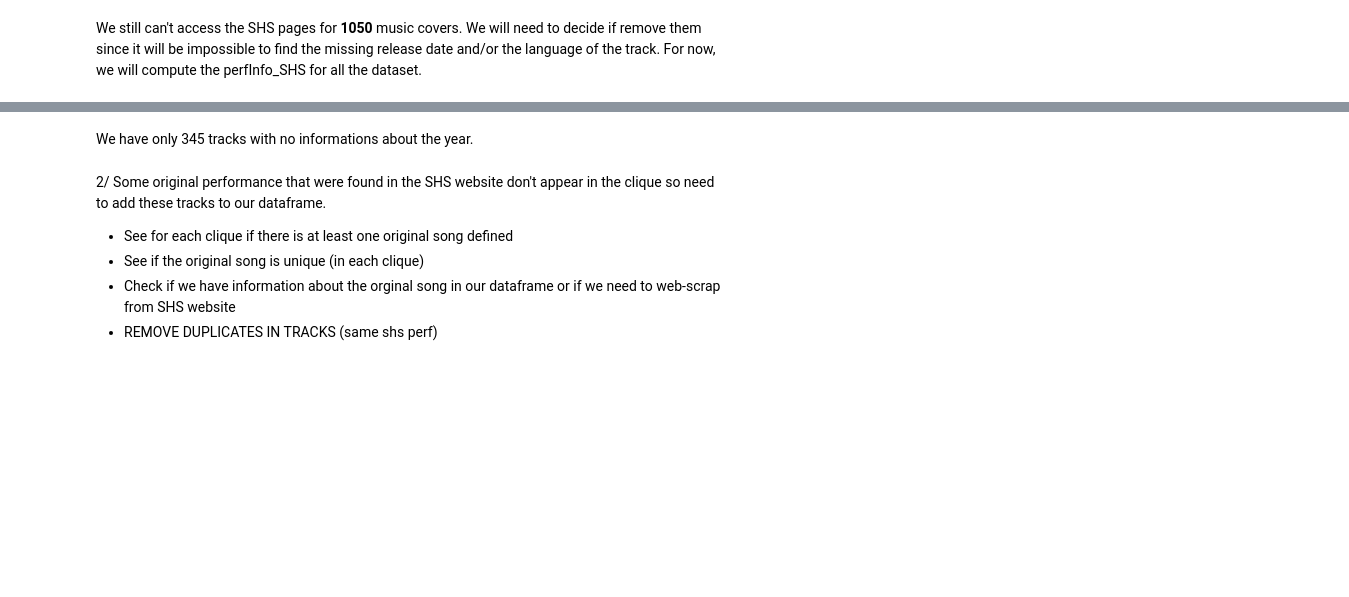
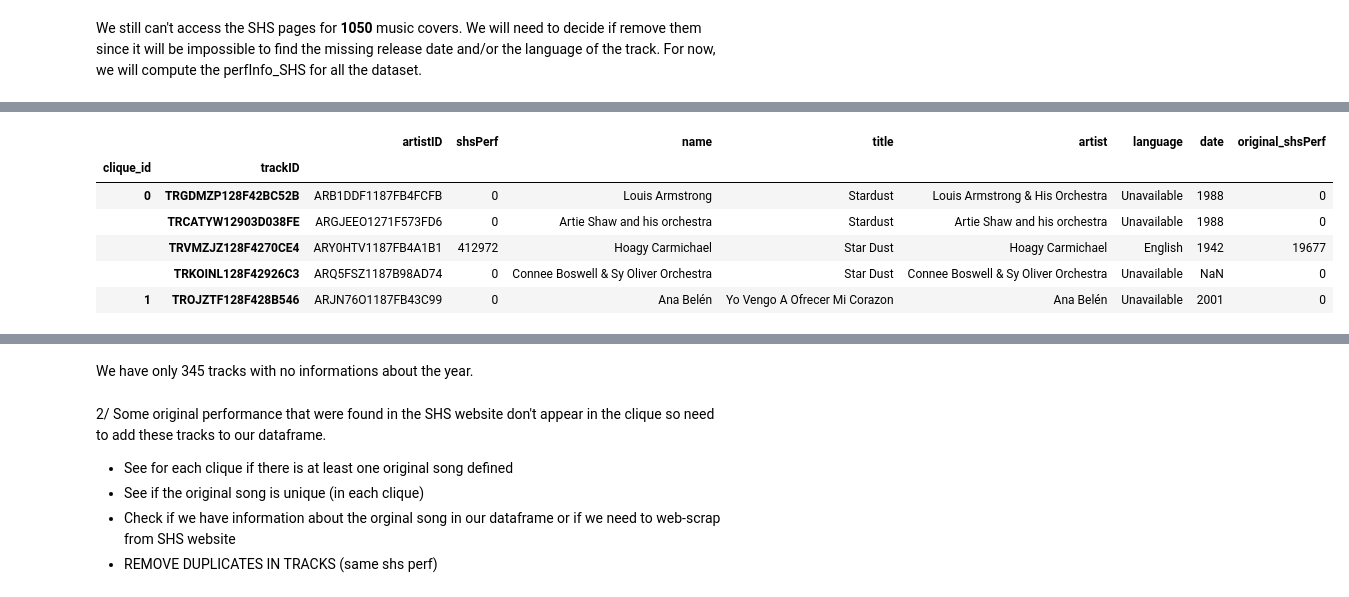
Before and after one commit to padesplaces/ada2017, a Jupyter notebook: project/Project Notebook.ipynb, the cells around one changed output, grey strips where cells are left out. Cells and saved outputs as stored; diff of their text form; code cells hidden in the pictures; blank space fills up the shorter version.

```diff
--- a/project/Project Notebook.ipynb
+++ b/project/Project Notebook.ipynb
@@ -225,2 +358,3 @@ def perfInfo_SHS(shsPerf):
 # %%
-#pickle.dump(covers_part,open('data/covers_10000_18196.p','wb'))
+#pickle.dump(covers,open('data/covers_new.p','wb'))
+covers=pickle.load(open("data/covers_new.p","rb"))
@@ -230,4 +361,2 @@ covers_part2 = pickle.load(open("data/covers_10000_18196.p","rb"))
-# %%
-covers=pd.concat([covers_part1, covers_part2])
 # %%
 covers.shape
@@ -254,7 +418,5 @@ covers[(covers.original_shsPerf != 'Missing') & (covers.original_shsPerf != 'Una
 # %%
-covers_noreplacement=covers
 # Replace missing values by shsPerf and unavailable by 0
-covers['original_shsPerf'] = np.where(covers['original_shsPerf']=='Missing', covers['shsPerf'], covers['original_shsPerf'])
-covers['original_shsPerf'] = np.where(covers['original_shsPerf']=='Unavailable', 0, covers['original_shsPerf'])
+covers['original_shsPerf'] = np.where(((covers['original_shsPerf']=='Unavailable') | (covers['original_shsPerf']=='Missing')), 0, covers['original_shsPerf'])
 covers['original_shsPerf']=covers['original_shsPerf'].astype(int)
 # %%
@@ -274,0 +490,13 @@ freq_original.dtypes
+# %%
+covers_clique=covers.copy()
+covers_clique.set_index(['clique_id','trackID'],inplace=True)
+# %%
+covers_clique.head()
+# %% [output]
+|  |  | artistID | shsPerf | name | title | artist | language | date | original_shsPerf |
+| clique_id | trackID |  |  |  |  |  |  |  |  |
+| 0 | TRGDMZP128F42BC52B | ARB1DDF1187FB4FCFB | 0 | Louis Armstrong | Stardust | Louis Armstrong & His Orchestra | Unavailable | 1988 | 0 |
+|  | TRCATYW12903D038FE | ARGJEEO1271F573FD6 | 0 | Artie Shaw and his orchestra | Stardust | Artie Shaw and his orchestra | Unavailable | 1988 | 0 |
+|  | TRVMZJZ128F4270CE4 | ARY0HTV1187FB4A1B1 | 412972 | Hoagy Carmichael | Star Dust | Hoagy Carmichael | English | 1942 | 19677 |
+|  | TRKOINL128F42926C3 | ARQ5FSZ1187B98AD74 | 0 | Connee Boswell & Sy Oliver Orchestra | Star Dust | Connee Boswell & Sy Oliver Orchestra | Unavailable | NaN | 0 |
+| 1 | TROJZTF128F428B546 | ARJN76O1187FB43C99 | 0 | Ana Belén | Yo Vengo A Ofrecer Mi Corazon | Ana Belén | Unavailable | 2001 | 0 |
```
Also changed, not shown: parts of 62 cells of this notebook, 9 other files.
